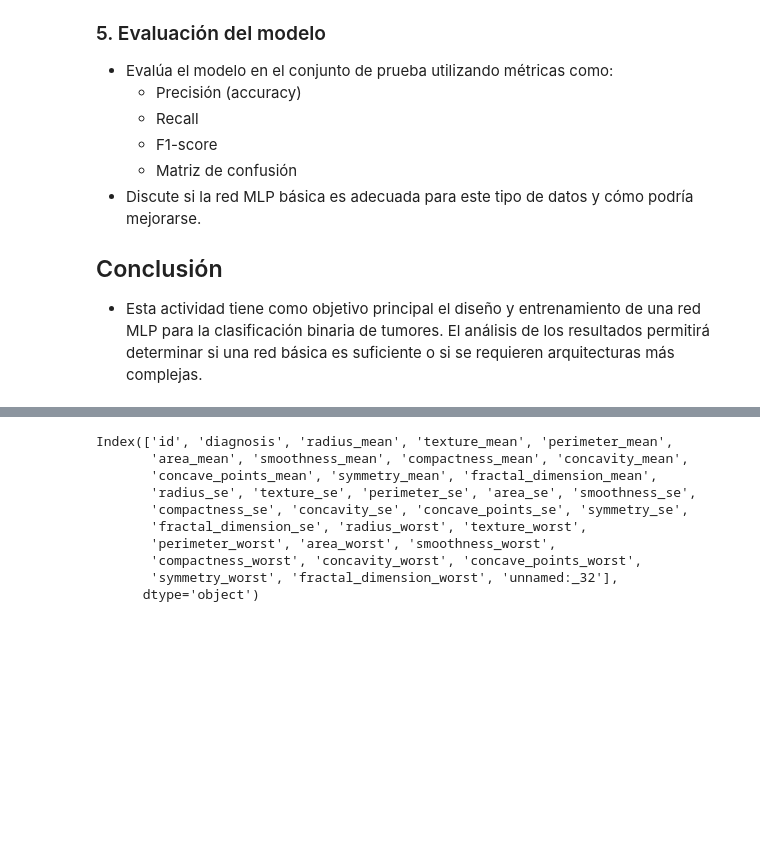
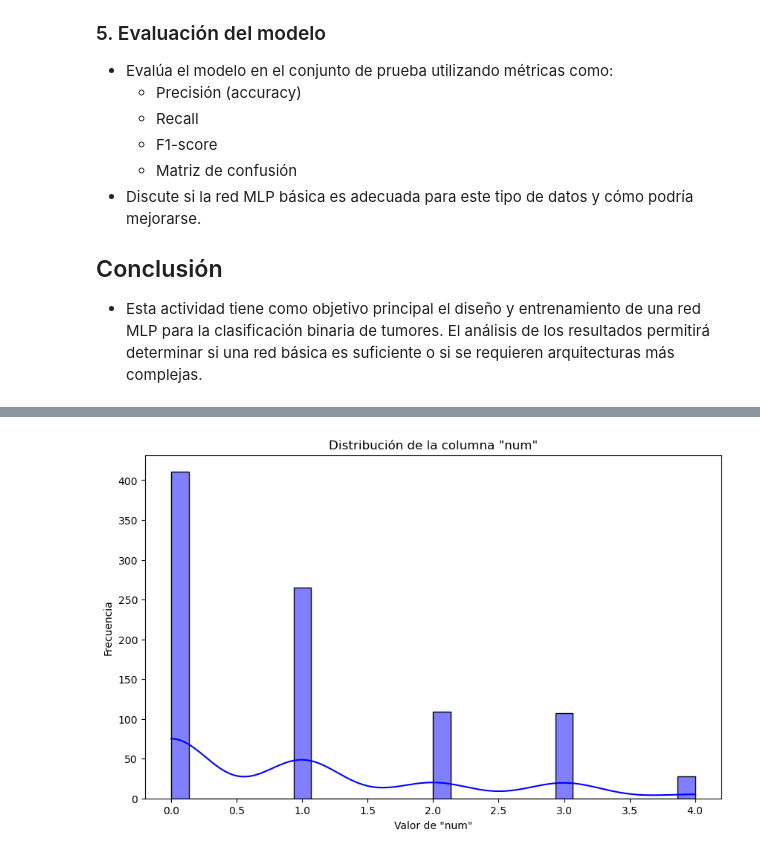
Before and after one commit to hadelmg/tareas_bootcamp_coding_dojo, a Jupyter notebook: mod_3_advanced_machine_learning/8_mpl_basica.ipynb, the cells around one changed output, grey strips where cells are left out. Cells and saved outputs as stored; diff of their text form; code cells hidden in the pictures; blank space fills up the shorter version.

```diff
--- a/mod_3_advanced_machine_learning/8_mpl_basica.ipynb
+++ b/mod_3_advanced_machine_learning/8_mpl_basica.ipynb
@@ -103,24 +117,10 @@ memory usage: 146.8+ KB
-# %%
-# Renombrar columnas del dataset
-df_train.columns = (
-    df_train.columns
-    .str.strip()               # Elimina espacios iniciales y finales
-    .str.replace("'", "")      # Elimina comillas simples
-    .str.replace("-", "_")     # Reemplaza guiones por guiones bajos
-    .str.replace(" ", "_")     # Reemplaza espacios por guiones bajos
-    .str.lower()               # Convierte todo a minúsculas
-)
-
-# Mostrar nombres de las columnas normalizados
-print(df_train.columns)
-# %% [output]
-Index(['id', 'diagnosis', 'radius_mean', 'texture_mean', 'perimeter_mean',
-       'area_mean', 'smoothness_mean', 'compactness_mean', 'concavity_mean',
-       'concave_points_mean', 'symmetry_mean', 'fractal_dimension_mean',
-       'radius_se', 'texture_se', 'perimeter_se', 'area_se', 'smoothness_se',
-       'compactness_se', 'concavity_se', 'concave_points_se', 'symmetry_se',
-       'fractal_dimension_se', 'radius_worst', 'texture_worst',
-       'perimeter_worst', 'area_worst', 'smoothness_worst',
-       'compactness_worst', 'concavity_worst', 'concave_points_worst',
-       'symmetry_worst', 'fractal_dimension_worst', 'unnamed:_32'],
-      dtype='object')
+# %%
+# Visualización de la distribución de la columna 'num'
+plt.figure(figsize=(10, 6))
+sns.histplot(df_train['num'], kde=True, color='blue', bins=30)
+plt.title('Distribución de la columna "num"')
+plt.xlabel('Valor de "num"')
+plt.ylabel('Frecuencia')
+plt.show()
+# %% [output]
+[figure, added]
```
Also changed, not shown: parts of 30 cells of this notebook, 1 other file.
